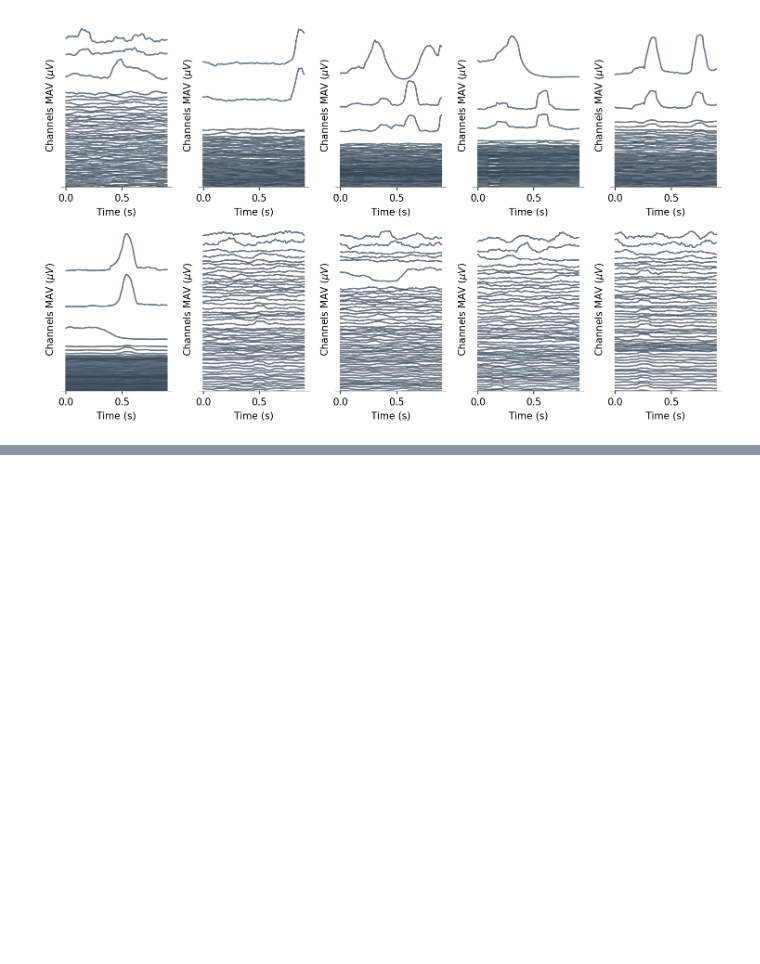
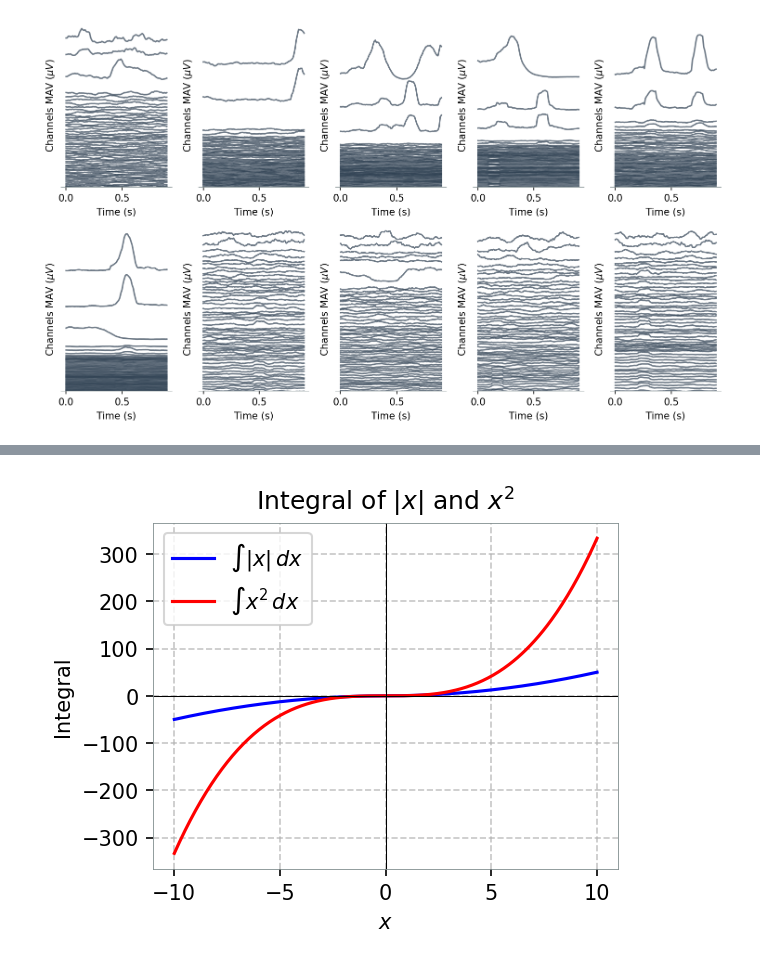
Before and after one commit to FarahBaracat/gest_classification_eng, a Jupyter notebook: notebooks/4.visualize_data_feature.ipynb, the cells around one changed output, grey strips where cells are left out. Saved outputs shown, nothing was run; the diff lists cells and outputs as text; code cells hidden in the pictures; blank space fills up the shorter version.

```diff
--- a/notebooks/4.visualize_data.ipynb
+++ b/notebooks/4.visualize_data_feature.ipynb
@@ -381,0 +567,33 @@ plt.plot(plot_phase_df[TIME_VAR].to_numpy(),
+# %%
+import numpy as np
+import matplotlib.pyplot as plt
+
+# Define the function for the integral of |x|
+def integral_abs_x(x):
+    return np.where(x >= 0, 0.5 * x**2, -0.5 * x**2)
+
+# Define the function for the integral of x^2
+def integral_square_x(x):
+    return (x**3) / 3
+
+# Generate x values
+x_values = np.linspace(-10, 10, 400)
+
+# Compute the integral values
+y_abs_x_values = integral_abs_x(x_values)
+y_square_x_values = integral_square_x(x_values)
+
+# Plot the integrals
+plt.figure(figsize=(4,3))
+plt.plot(x_values, y_abs_x_values, label=r'$\int |x| \, dx$', color='blue')
+plt.plot(x_values, y_square_x_values, label=r'$\int x^2 \, dx$', color='red')
+plt.axhline(0, color='black', linewidth=0.5)
+plt.axvline(0, color='black', linewidth=0.5)
+plt.title(r'Integral of $|x|$ and $x^2$')
+plt.xlabel(r'$x$')
+plt.ylabel(r'Integral')
+plt.legend()
+plt.grid(True, linestyle='--', alpha=0.7)
+plt.show()
+# %% [output]
+[figure, added]
```
Also changed, not shown: parts of 26 cells of this notebook, 3 other files.
